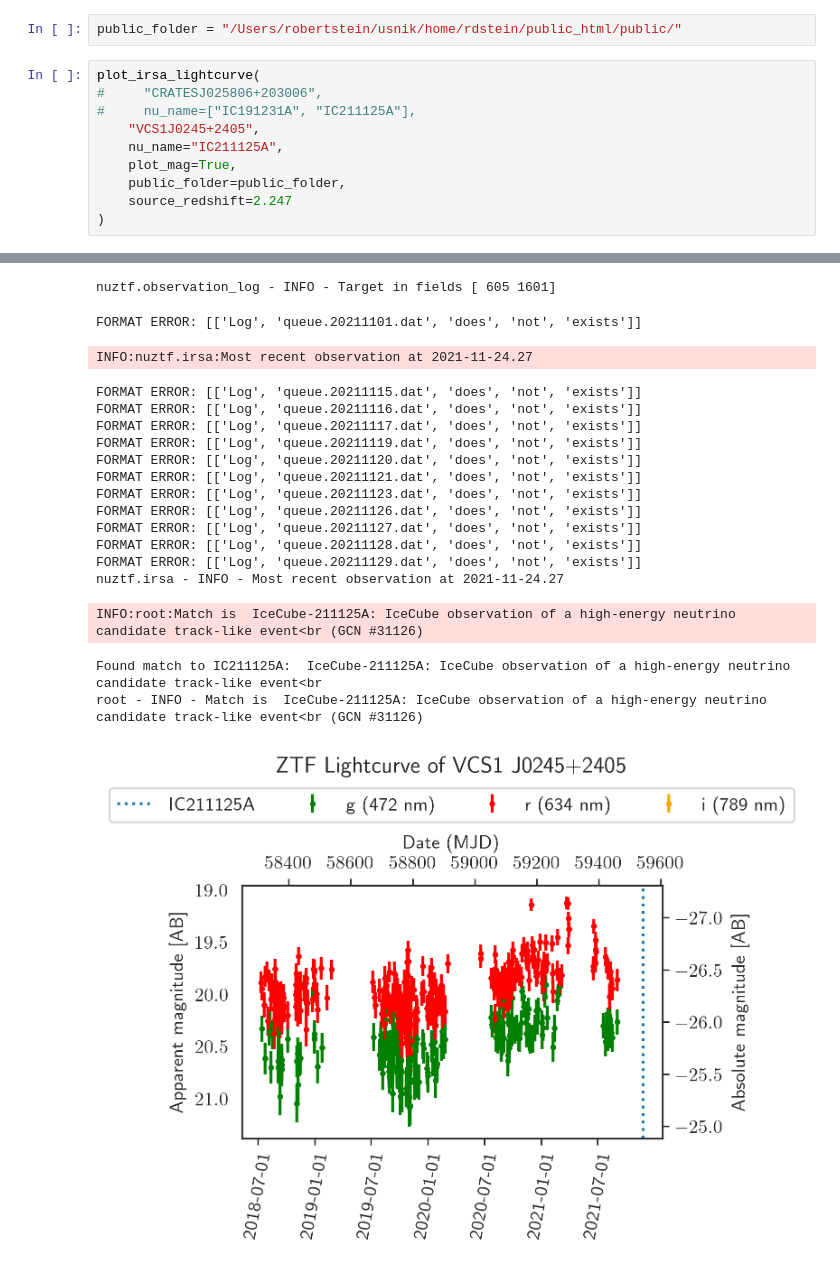
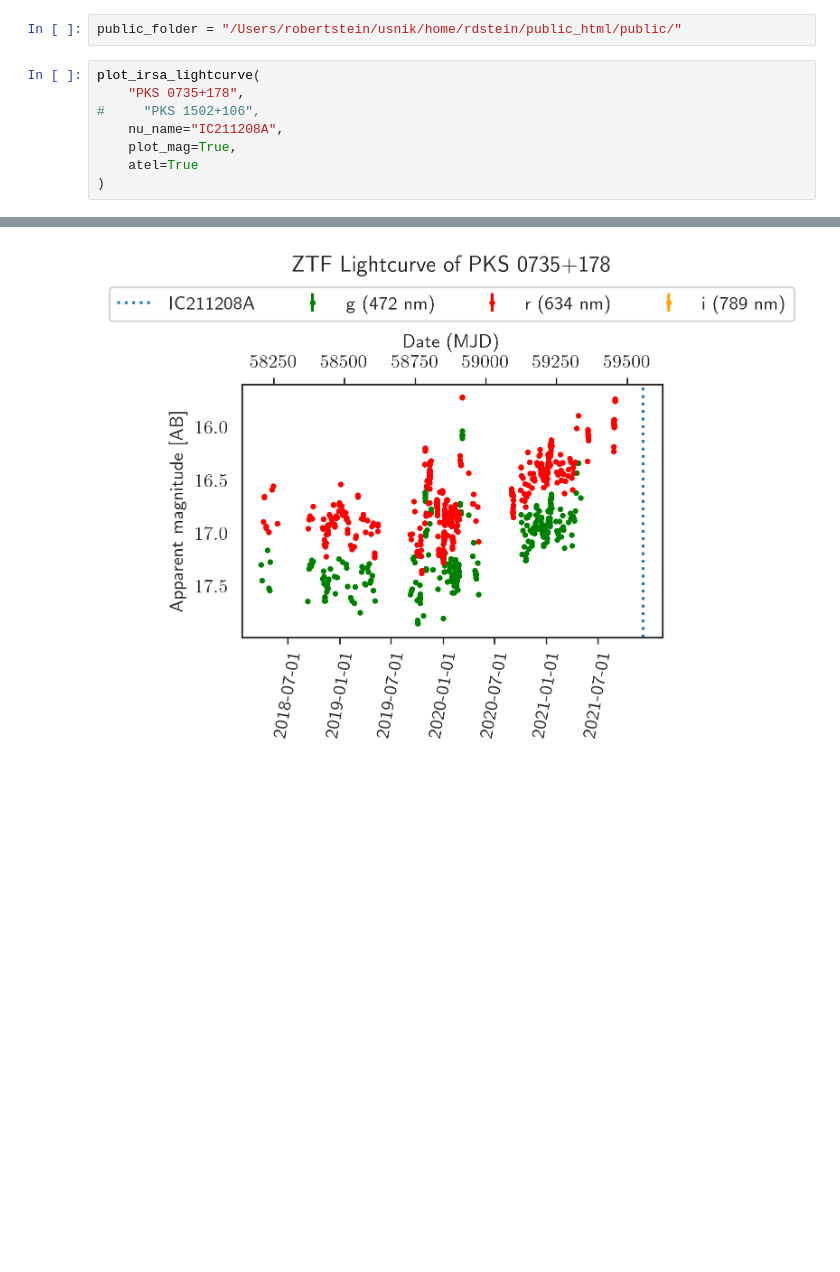
Before and after one commit to desy-multimessenger/nuztf, a Jupyter notebook: notebooks/irsa_lightcurve.ipynb, the cells around one changed output, grey strips where cells are left out. Saved outputs shown, nothing was run; the diff lists cells and outputs as text; blank space fills up the shorter version.

Commit message:
Update new format

```diff
--- a/notebooks/irsa_lightcurve.ipynb
+++ b/notebooks/irsa_lightcurve.ipynb
@@ -32,12 +28,10 @@ logger.setLevel(logging.INFO)
 public_folder = "/Users/robertstein/usnik/home/rdstein/public_html/public/"
 # %%
 plot_irsa_lightcurve(
-#     "CRATESJ025806+203006",
-#     nu_name=["IC191231A", "IC211125A"],
-    "VCS1J0245+2405",
-    nu_name="IC211125A",
+    "PKS 0735+178",
+#     "PKS 1502+106",
+    nu_name="IC211208A",
     plot_mag=True,
-    public_folder=public_folder,
-    source_redshift=2.247
+    atel=True
 )
 # %% [output]
@@ -51,19 +48 @@ INFO:nuztf.observation_log:Target in fields [ 605 1601]
-nuztf.observation_log - INFO - Target in fields [ 605 1601]
-FORMAT ERROR: [['Log', 'queue.20211101.dat', 'does', 'not', 'exists']]
-INFO:nuztf.irsa:Most recent observation at 2021-11-24.27
-FORMAT ERROR: [['Log', 'queue.20211115.dat', 'does', 'not', 'exists']]
-FORMAT ERROR: [['Log', 'queue.20211116.dat', 'does', 'not', 'exists']]
-FORMAT ERROR: [['Log', 'queue.20211117.dat', 'does', 'not', 'exists']]
-FORMAT ERROR: [['Log', 'queue.20211119.dat', 'does', 'not', 'exists']]
-FORMAT ERROR: [['Log', 'queue.20211120.dat', 'does', 'not', 'exists']]
-FORMAT ERROR: [['Log', 'queue.20211121.dat', 'does', 'not', 'exists']]
-FORMAT ERROR: [['Log', 'queue.20211123.dat', 'does', 'not', 'exists']]
-FORMAT ERROR: [['Log', 'queue.20211126.dat', 'does', 'not', 'exists']]
-FORMAT ERROR: [['Log', 'queue.20211127.dat', 'does', 'not', 'exists']]
-FORMAT ERROR: [['Log', 'queue.20211128.dat', 'does', 'not', 'exists']]
-FORMAT ERROR: [['Log', 'queue.20211129.dat', 'does', 'not', 'exists']]
-nuztf.irsa - INFO - Most recent observation at 2021-11-24.27
-INFO:root:Match is  IceCube-211125A: IceCube observation of a high-energy neutrino candidate track-like event<br (GCN #31126)
-Found match to IC211125A:  IceCube-211125A: IceCube observation of a high-energy neutrino candidate track-like event<br
-root - INFO - Match is  IceCube-211125A: IceCube observation of a high-energy neutrino candidate track-like event<br (GCN #31126)
-[figure, old version]
+[figure, new version]
```
Also changed, not shown: parts of 3 cells of this notebook.
